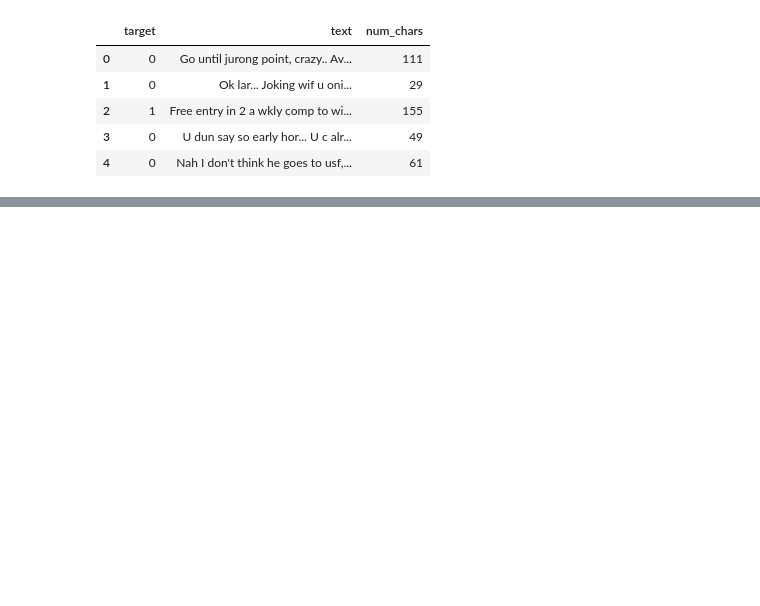
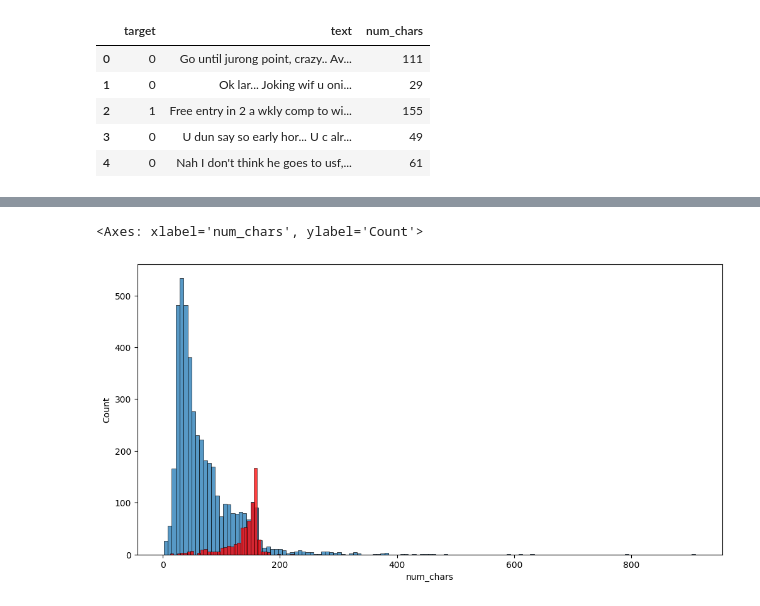
Before and after one commit to trish2467/SMS-SPAM-DETECTOR, a Jupyter notebook: sms-spam-detector.ipynb, the cells around one changed output, grey strips where cells are left out. Cells and saved outputs as stored; diff of their text form; code cells hidden in the pictures; blank space fills up the shorter version.

```diff
--- a/sms-spam-detector.ipynb
+++ b/sms-spam-detector.ipynb
@@ -2,7 +2,7 @@
 import numpy as mp
 import pandas as pd
 # %%
-df=pd.read_csv("spam.csv",encoding="ISO-8859-1")
+df=pd.read_csv('spam.csv',encoding='latin-1')
 # %%
 df.sample(5)
 # %% [output]
@@ -162,3 +161,4 @@ nltk.download('punkt_tab')
 True
 # %%
+df = df.copy()
 df['num_chars']=df['text'].apply(len)
@@ -178,4 +172,5 @@ df.head()
 | 3 | 0 | U dun say so early hor... U c alr... | 49 |
 | 4 | 0 | Nah I don't think he goes to usf,... | 61 |
 # %%
-df['text'].apply(lambda x:nltk.word_tokenize(x))
+#num of words
+df['num_words']=df['text'].apply(lambda x:len(nltk.word_tokenize(x)))
@@ -194,0 +186,3 @@ Name: text, Length: 5169, dtype: object
+# %%
+#num of sentences
+df['num_sentences']=df['text'].apply(lambda x:len(nltk.sent_tokenize(x)))
@@ -194,0 +238,7 @@ Name: text, Length: 5169, dtype: object
+# %%
+plt.figure(figsize=(12,6))
+sns.histplot(df[df['target']==0]['num_chars'])
+sns.histplot(df[df['target']==1]['num_chars'],color='red')
+# %% [output]
+<Axes: xlabel='num_chars', ylabel='Count'>
+[figure, added]
```
Also changed, not shown: parts of 53 cells of this notebook.
